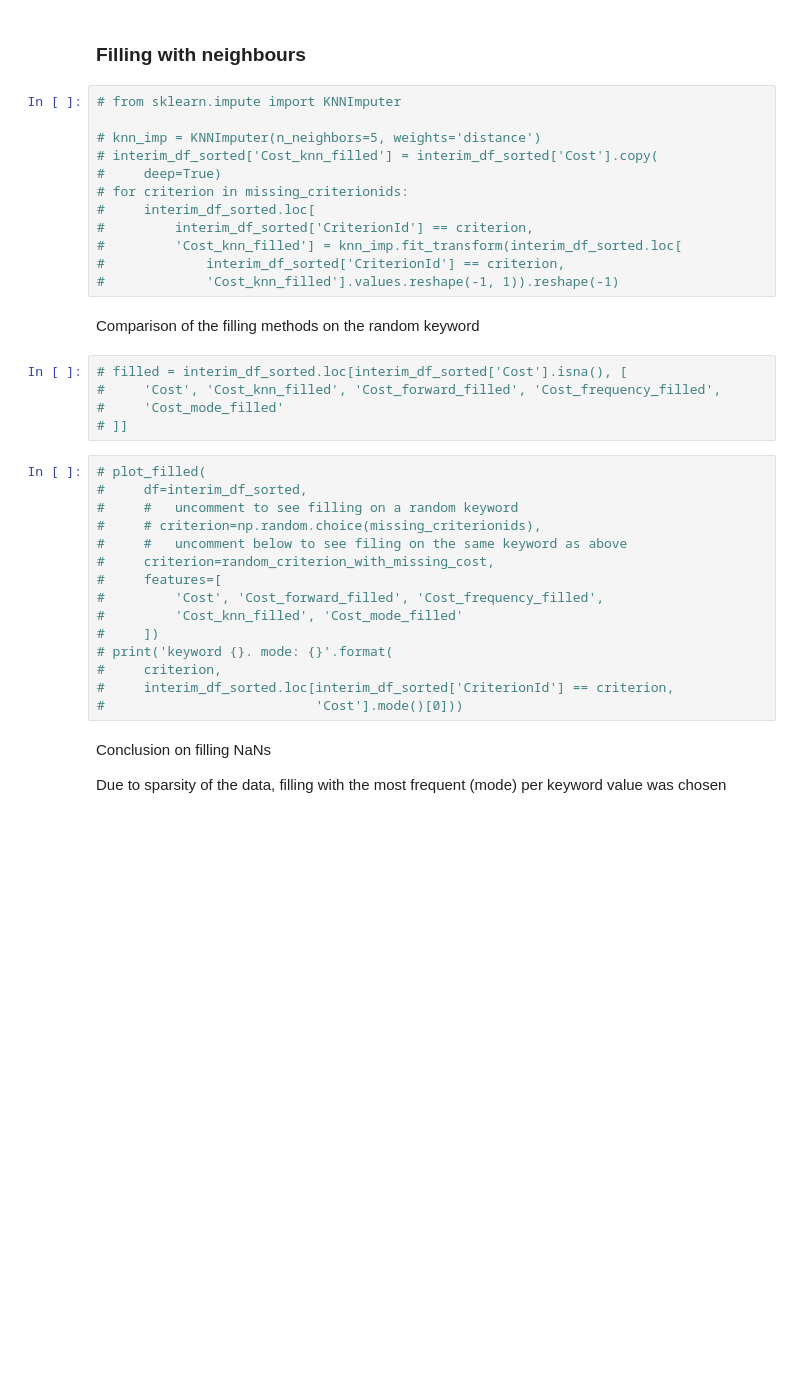
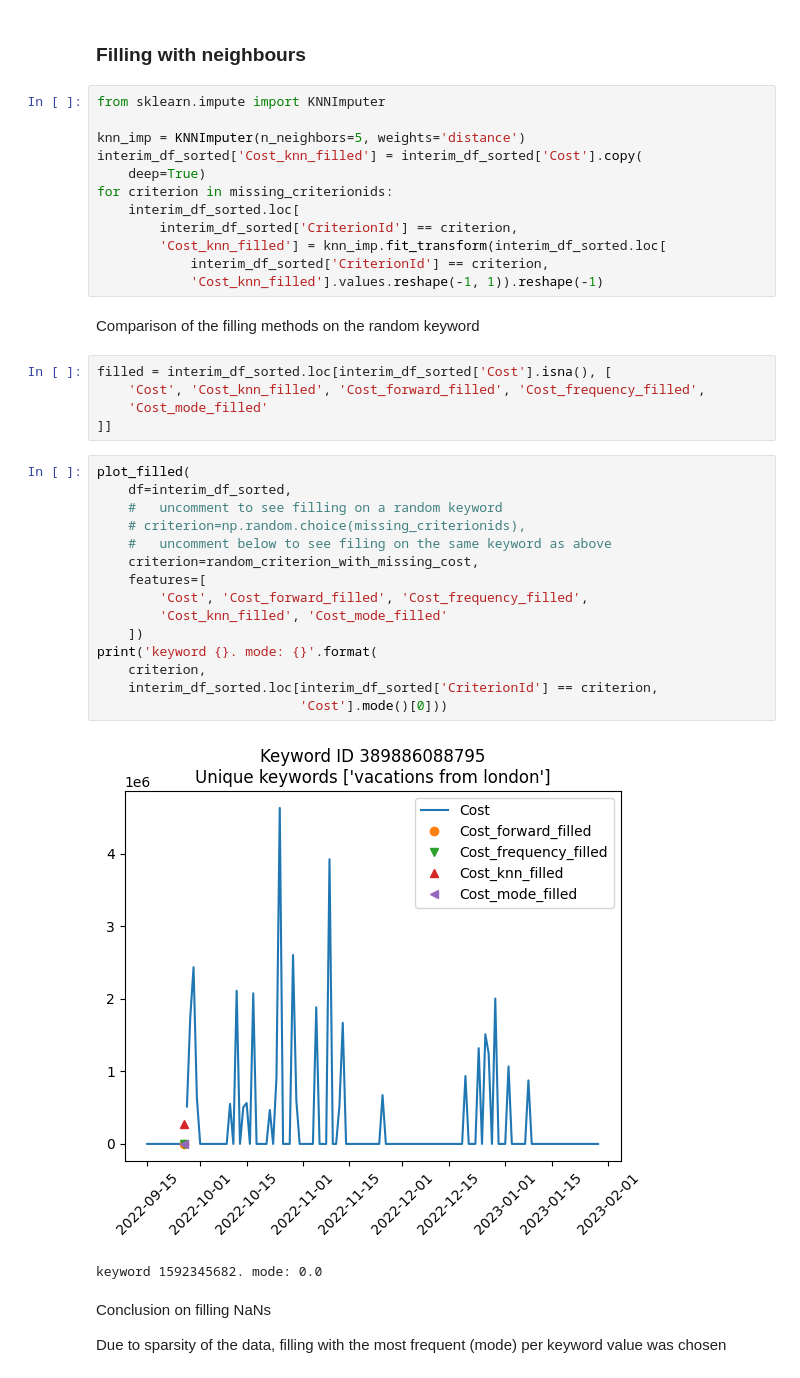
Before and after one commit to ivanokhotnikov/bidding_engine, a Jupyter notebook: src/dev.ipynb, the cells around one changed output. Cells and saved outputs as stored; diff of their text form; blank space fills up the shorter version.

```diff
--- a/src/dev.ipynb
+++ b/src/dev.ipynb
@@ -260,39 +262,42 @@ for criterion in missing_criterionids:
 # %% [markdown]
 ### Filling with neighbours
 # %%
-# from sklearn.impute import KNNImputer
+from sklearn.impute import KNNImputer
 
-# knn_imp = KNNImputer(n_neighbors=5, weights='distance')
-# interim_df_sorted['Cost_knn_filled'] = interim_df_sorted['Cost'].copy(
-#     deep=True)
-# for criterion in missing_criterionids:
-#     interim_df_sorted.loc[
-#         interim_df_sorted['CriterionId'] == criterion,
-#         'Cost_knn_filled'] = knn_imp.fit_transform(interim_df_sorted.loc[
-#             interim_df_sorted['CriterionId'] == criterion,
-#             'Cost_knn_filled'].values.reshape(-1, 1)).reshape(-1)
+knn_imp = KNNImputer(n_neighbors=5, weights='distance')
+interim_df_sorted['Cost_knn_filled'] = interim_df_sorted['Cost'].copy(
+    deep=True)
+for criterion in missing_criterionids:
+    interim_df_sorted.loc[
+        interim_df_sorted['CriterionId'] == criterion,
+        'Cost_knn_filled'] = knn_imp.fit_transform(interim_df_sorted.loc[
+            interim_df_sorted['CriterionId'] == criterion,
+            'Cost_knn_filled'].values.reshape(-1, 1)).reshape(-1)
 # %% [markdown]
 Comparison of the filling methods on the random keyword
 # %%
-# filled = interim_df_sorted.loc[interim_df_sorted['Cost'].isna(), [
-#     'Cost', 'Cost_knn_filled', 'Cost_forward_filled', 'Cost_frequency_filled',
-#     'Cost_mode_filled'
-# ]]
+filled = interim_df_sorted.loc[interim_df_sorted['Cost'].isna(), [
+    'Cost', 'Cost_knn_filled', 'Cost_forward_filled', 'Cost_frequency_filled',
+    'Cost_mode_filled'
+]]
 # %%
-# plot_filled(
-#     df=interim_df_sorted,
-#     #   uncomment to see filling on a random keyword
-#     # criterion=np.random.choice(missing_criterionids),
-#     #   uncomment below to see filing on the same keyword as above
-#     criterion=random_criterion_with_missing_cost,
-#     features=[
-#         'Cost', 'Cost_forward_filled', 'Cost_frequency_filled',
-#         'Cost_knn_filled', 'Cost_mode_filled'
-#     ])
-# print('keyword {}. mode: {}'.format(
-#     criterion,
-#     interim_df_sorted.loc[interim_df_sorted['CriterionId'] == criterion,
-#                           'Cost'].mode()[0]))
+plot_filled(
+    df=interim_df_sorted,
+    #   uncomment to see filling on a random keyword
+    # criterion=np.random.choice(missing_criterionids),
+    #   uncomment below to see filing on the same keyword as above
+    criterion=random_criterion_with_missing_cost,
+    features=[
+        'Cost', 'Cost_forward_filled', 'Cost_frequency_filled',
+        'Cost_knn_filled', 'Cost_mode_filled'
+    ])
+print('keyword {}. mode: {}'.format(
+    criterion,
+    interim_df_sorted.loc[interim_df_sorted['CriterionId'] == criterion,
+                          'Cost'].mode()[0]))
+# %% [output]
+[figure, added]
+keyword 1592345682. mode: 0.0
 # %% [markdown]
 Conclusion on filling NaNs
 
```
Also changed, not shown: parts of 52 cells of this notebook, 1 other file.
